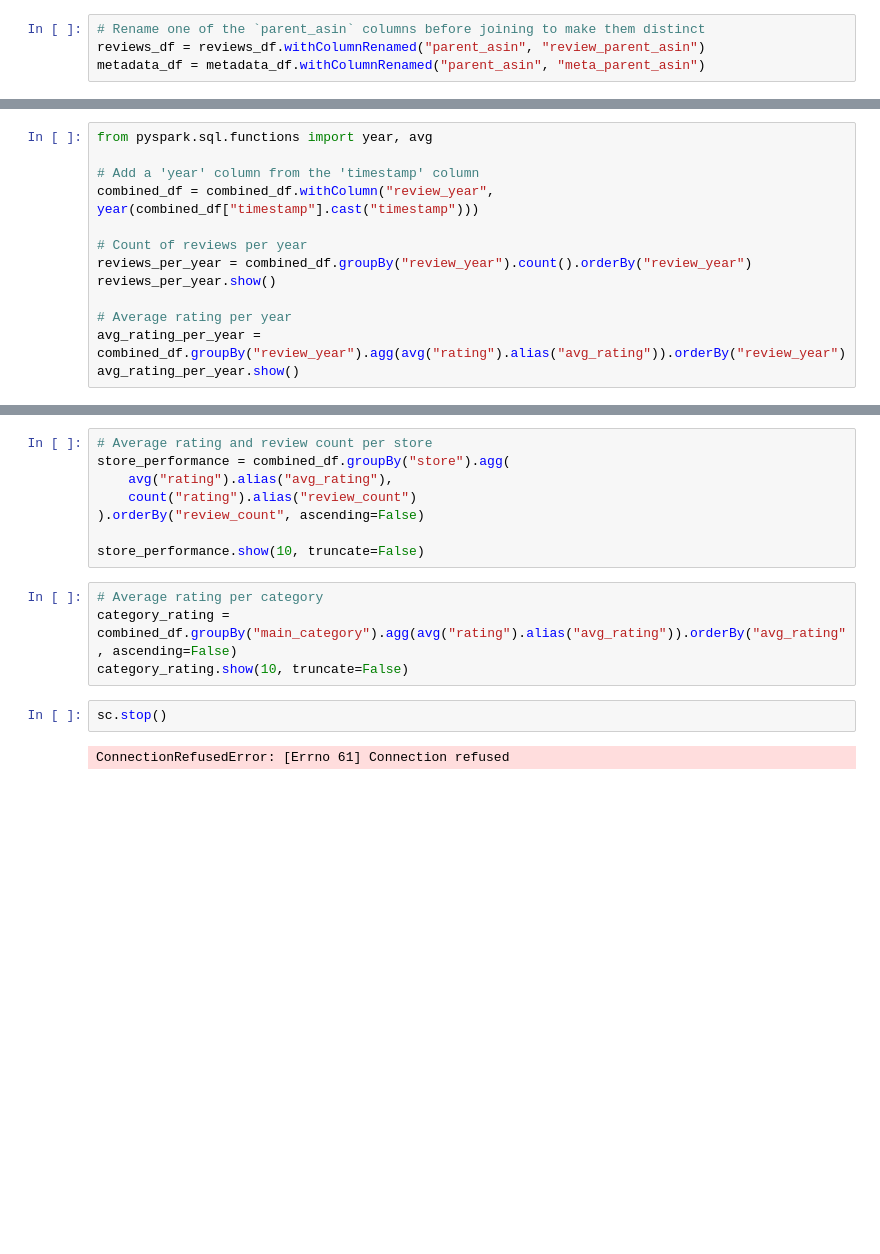
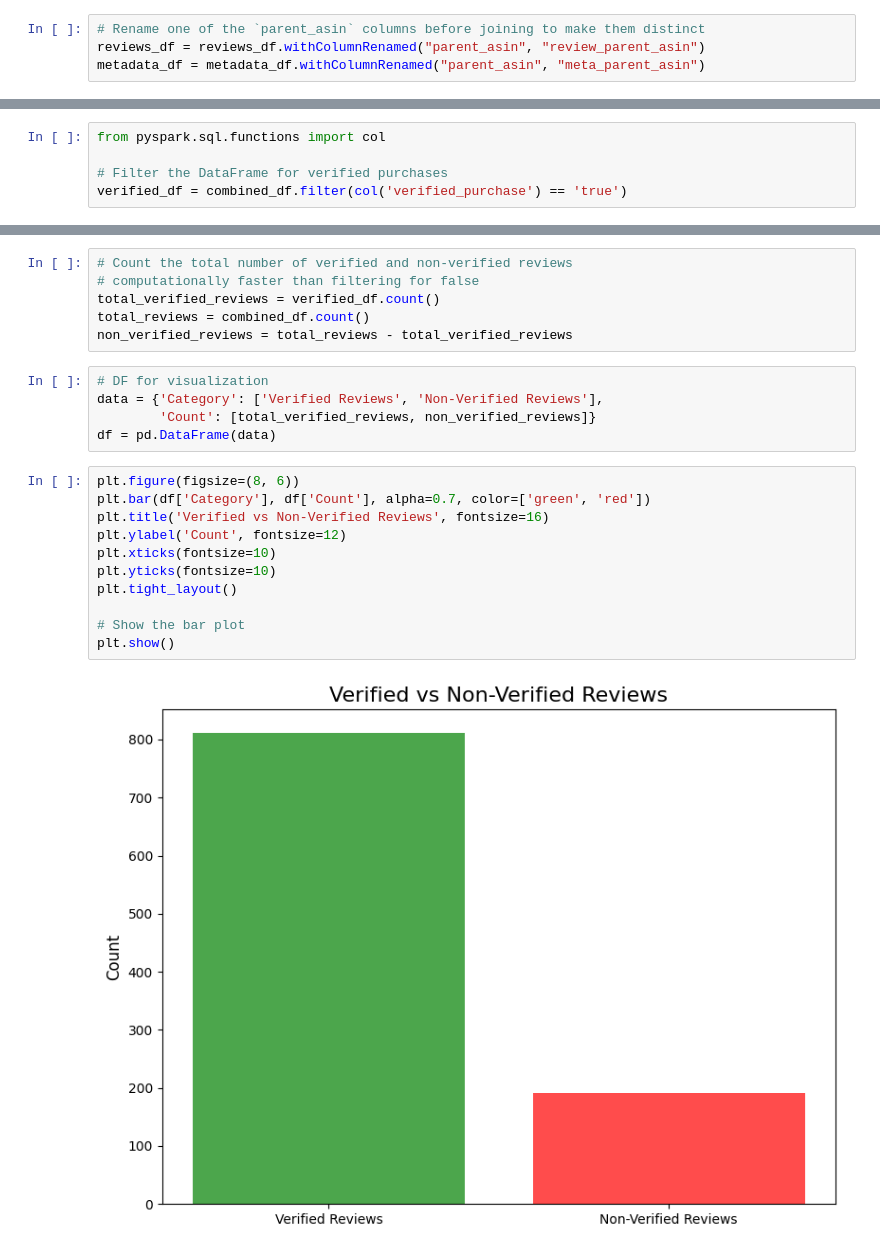
Before and after one commit to al-gent/amazon_fashion_reviews_analysis, a Jupyter notebook: vic_eda.ipynb, the cells around one changed output, grey strips where cells are left out. Drawn from its saved outputs; the diff is of its cells as text; blank space fills up the shorter version.

Commit message:
vic visual

```diff
--- a/vic_eda.ipynb
+++ b/vic_eda.ipynb
@@ -105 +142,6 @@ combined_df = reviews_df.join(metadata_df, reviews_df.review_parent_asin == meta
+# %%
+from pyspark.sql.functions import col
+
+# Filter the DataFrame for verified purchases
+verified_df = combined_df.filter(col('verified_purchase') == 'true')
 # %%
@@ -196,13 +167,0 @@ rating_dist.show()
-# %%
-from pyspark.sql.functions import year, avg
-
-# Add a 'year' column from the 'timestamp' column
-combined_df = combined_df.withColumn("review_year", year(combined_df["timestamp"].cast("timestamp")))
-
-# Count of reviews per year
-reviews_per_year = combined_df.groupBy("review_year").count().orderBy("review_year")
-reviews_per_year.show()
-
-# Average rating per year
-avg_rating_per_year = combined_df.groupBy("review_year").agg(avg("rating").alias("avg_rating")).orderBy("review_year")
-avg_rating_per_year.show()
@@ -306,16 +168,24 @@ top_helpful_reviews.show(10, truncate=False)
-# %%
-# Average rating and review count per store
-store_performance = combined_df.groupBy("store").agg(
-    avg("rating").alias("avg_rating"),
-    count("rating").alias("review_count")
-).orderBy("review_count", ascending=False)
-
-store_performance.show(10, truncate=False)
-# %%
-# Average rating per category
-category_rating = combined_df.groupBy("main_category").agg(avg("rating").alias("avg_rating")).orderBy("avg_rating", ascending=False)
-category_rating.show(10, truncate=False)
-# %%
-sc.stop()
-# %% [output]
-ConnectionRefusedError: [Errno 61] Connection refused
+# %%
+# Count the total number of verified and non-verified reviews
+# computationally faster than filtering for false
+total_verified_reviews = verified_df.count()
+total_reviews = combined_df.count()
+non_verified_reviews = total_reviews - total_verified_reviews
+# %%
+# DF for visualization
+data = {'Category': ['Verified Reviews', 'Non-Verified Reviews'],
+        'Count': [total_verified_reviews, non_verified_reviews]}
+df = pd.DataFrame(data)
+# %%
+plt.figure(figsize=(8, 6))
+plt.bar(df['Category'], df['Count'], alpha=0.7, color=['green', 'red'])
+plt.title('Verified vs Non-Verified Reviews', fontsize=16)
+plt.ylabel('Count', fontsize=12)
+plt.xticks(fontsize=10)
+plt.yticks(fontsize=10)
+plt.tight_layout()
+
+# Show the bar plot
+plt.show()
+# %% [output]
+[figure, added]
```
Also changed, not shown: parts of 27 cells of this notebook.
